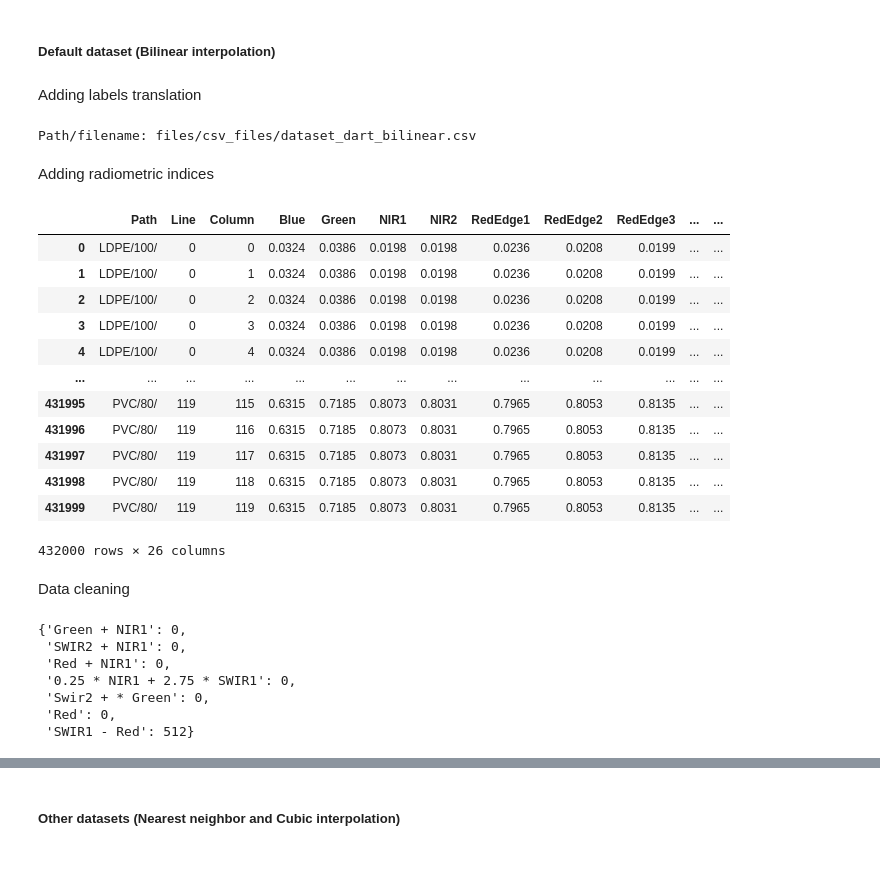
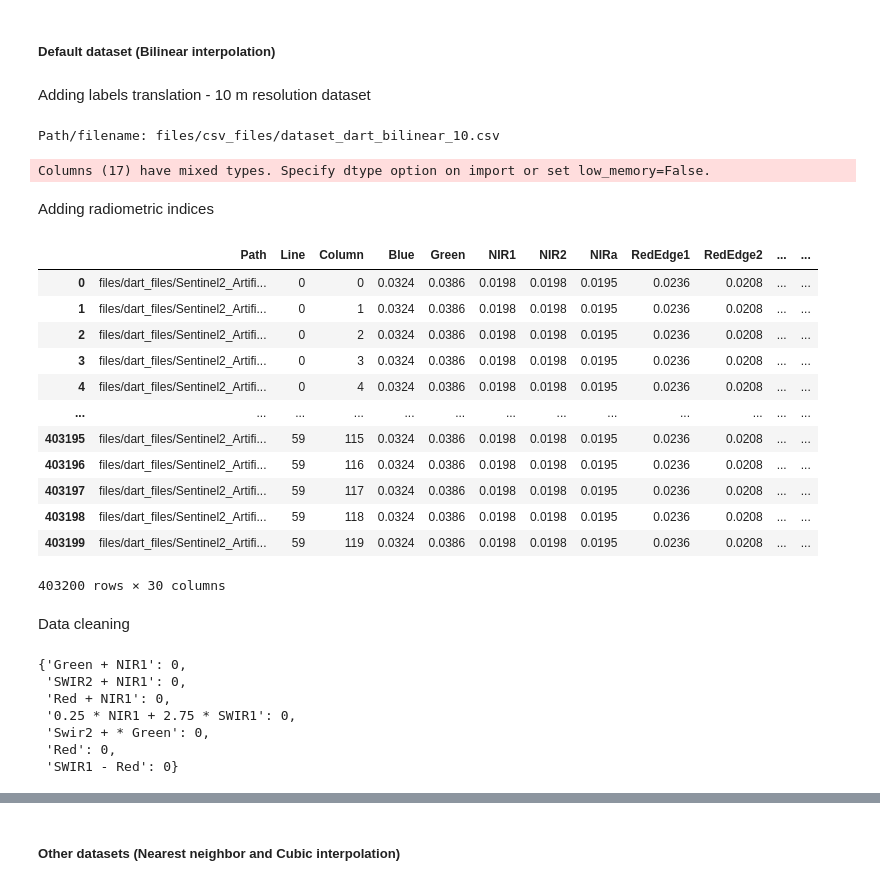
Before and after one commit to ufrgs-rescue/plastic_map, a Jupyter notebook: main.ipynb, the cells around one changed output, grey strips where cells are left out. Saved outputs shown, nothing was run; the diff lists cells and outputs as text; code cells hidden in the pictures.

```diff
--- a/main.ipynb
+++ b/main.ipynb
@@ -365,62 +356,63 @@ Path/filename for dart_cubic_20 dataset: files/csv_files/dataset_dart_cubic_20.c
 # %% [markdown]
 ##### Default dataset (Bilinear interpolation)
 # %% [markdown]
-Adding labels translation
+Adding labels translation - 10 m resolution dataset
 # %%
-dataset_dart = pd.read_csv(str(input("Path/filename: "))) #For example: files/csv_files/dataset_dart_bilinear.csv
-dataset_dart.drop('Unnamed: 0', axis=1, inplace=True)
+dataset_bilinear_10 = pd.read_csv(str(input("Path/filename: "))) #For example: files/csv_files/dataset_dart_bilinear_10.csv
+dataset_bilinear_10.drop('Unnamed: 0', axis=1, inplace=True)
 
 dart_label = []
-for i in range(len(dataset_dart)):
-    if dataset_dart.at[i, 'Label'] == 'Water':
+for i in range(len(dataset_bilinear_10)):
+    if dataset_bilinear_10.at[i, 'Label'] == 'Water':
         dart_label.append('Água')
-    elif dataset_dart.at[i, 'Label'] == 'Sand':
+    elif dataset_bilinear_10.at[i, 'Label'] == 'Sand':
         dart_label.append('Areia')
-    elif dataset_dart.at[i, 'Label'] == 'Plastic':
+    elif dataset_bilinear_10.at[i, 'Label'] == 'Plastic':
         dart_label.append('Plástico')
 
-dataset_dart['Classe'] = dart_label
+dataset_bilinear_10['Classe'] = dart_label
 # %% [output]
-Path/filename: files/csv_files/dataset_dart_bilinear.csv
+Path/filename: files/csv_files/dataset_dart_bilinear_10.csv
+Columns (17) have mixed types. Specify dtype option on import or set low_memory=False.
 # %% [markdown]
 Adding radiometric indices
 # %%
-dataset_dart['NDWI'] = (dataset_dart['Green'] - dataset_dart['NIR1']) / (dataset_dart['Green'] + dataset_dart['NIR1'])
-dataset_dart['WRI'] = (dataset_dart['Green'] + dataset_dart['Red']) / (dataset_dart['NIR1'] + dataset_dart['SWIR2'])
-dataset_dart['NDVI'] = (dataset_dart['NIR1'] - dataset_dart['Red']) / (dataset_dart['NIR1'] + dataset_dart['Red'])
-dataset_dart['AWEI'] = 4 * (dataset_dart['Green'] - dataset_dart['SWIR2']) - (0.25 * dataset_dart['NIR1'] + 2.75 * dataset_dart['SWIR1'])
-dataset_dart['MNDWI'] = (dataset_dart['Green'] - dataset_dart['SWIR2']) / (dataset_dart['Green'] + dataset_dart['SWIR2'])
-dataset_dart['SR'] = dataset_dart['NIR1'] / dataset_dart['Red']
-dataset_dart['PI'] = dataset_dart['NIR1'] / (dataset_dart['NIR1'] + dataset_dart['Red'])
-dataset_dart['RNDVI'] = (dataset_dart['Red'] - dataset_dart['NIR1']) / (dataset_dart['Red'] + dataset_dart['NIR1'])
-dataset_dart['FDI'] = dataset_dart['NIR1'] - (dataset_dart['RedEdge2'] + (dataset_dart['SWIR1'] - dataset_dart['RedEdge2']) * ((dataset_dart['NIR1'] - dataset_dart['Red']) / (dataset_dart['SWIR1'] - dataset_dart['Red'])) * 10)
+dataset_bilinear_10['NDWI'] = (dataset_bilinear_10['Green'] - dataset_bilinear_10['NIR1']) / (dataset_bilinear_10['Green'] + dataset_bilinear_10['NIR1'])
+dataset_bilinear_10['WRI'] = (dataset_bilinear_10['Green'] + dataset_bilinear_10['Red']) / (dataset_bilinear_10['NIR1'] + dataset_bilinear_10['SWIR2'])
+dataset_bilinear_10['NDVI'] = (dataset_bilinear_10['NIR1'] - dataset_bilinear_10['Red']) / (dataset_bilinear_10['NIR1'] + dataset_bilinear_10['Red'])
+dataset_bilinear_10['AWEI'] = 4 * (dataset_bilinear_10['Green'] - dataset_bilinear_10['SWIR2']) - (0.25 * dataset_bilinear_10['NIR1'] + 2.75 * dataset_bilinear_10['SWIR1'])
+dataset_bilinear_10['MNDWI'] = (dataset_bilinear_10['Green'] - dataset_bilinear_10['SWIR2']) / (dataset_bilinear_10['Green'] + dataset_bilinear_10['SWIR2'])
+dataset_bilinear_10['SR'] = dataset_bilinear_10['NIR1'] / dataset_bilinear_10['Red']
+dataset_bilinear_10['PI'] = dataset_bilinear_10['NIR1'] / (dataset_bilinear_10['NIR1'] + dataset_bilinear_10['Red'])
+dataset_bilinear_10['RNDVI'] = (dataset_bilinear_10['Red'] - dataset_bilinear_10['NIR1']) / (dataset_bilinear_10['Red'] + dataset_bilinear_10['NIR1'])
+dataset_bilinear_10['FDI'] = dataset_bilinear_10['NIR1'] - (dataset_bilinear_10['RedEdge2'] + (dataset_bilinear_10['SWIR1'] - dataset_bilinear_10['RedEdge2']) * ((dataset_bilinear_10['NIR1'] - dataset_bilinear_10['Red']) / (dataset_bilinear_10['SWIR1'] - dataset_bilinear_10['Red'])) * 10)
 
-dataset_dart
+dataset_bilinear_10
 # %% [output]
-|  | Path | Line | Column | Blue | Green | NIR1 | NIR2 | RedEdge1 | RedEdge2 | RedEdge3 | ... | ... |
-| 0 | LDPE/100/ | 0 | 0 | 0.0324 | 0.0386 | 0.0198 | 0.0198 | 0.0236 | 0.0208 | 0.0199 | ... | ... |
-| 1 | LDPE/100/ | 0 | 1 | 0.0324 | 0.0386 | 0.0198 | 0.0198 | 0.0236 | 0.0208 | 0.0199 | ... | ... |
-| 2 | LDPE/100/ | 0 | 2 | 0.0324 | 0.0386 | 0.0198 | 0.0198 | 0.0236 | 0.0208 | 0.0199 | ... | ... |
-| 3 | LDPE/100/ | 0 | 3 | 0.0324 | 0.0386 | 0.0198 | 0.0198 | 0.0236 | 0.0208 | 0.0199 | ... | ... |
-| 4 | LDPE/100/ | 0 | 4 | 0.0324 | 0.0386 | 0.0198 | 0.0198 | 0.0236 | 0.0208 | 0.0199 | ... | ... |
+|  | Path | Line | Column | Blue | Green | NIR1 | NIR2 | NIRa | RedEdge1 | RedEdge2 | ... | ... |
+| 0 | files/dart_files/Sentinel2_Artifi... | 0 | 0 | 0.0324 | 0.0386 | 0.0198 | 0.0198 | 0.0195 | 0.0236 | 0.0208 | ... | ... |
+| 1 | files/dart_files/Sentinel2_Artifi... | 0 | 1 | 0.0324 | 0.0386 | 0.0198 | 0.0198 | 0.0195 | 0.0236 | 0.0208 | ... | ... |
+| 2 | files/dart_files/Sentinel2_Artifi... | 0 | 2 | 0.0324 | 0.0386 | 0.0198 | 0.0198 | 0.0195 | 0.0236 | 0.0208 | ... | ... |
+| 3 | files/dart_files/Sentinel2_Artifi... | 0 | 3 | 0.0324 | 0.0386 | 0.0198 | 0.0198 | 0.0195 | 0.0236 | 0.0208 | ... | ... |
+| 4 | files/dart_files/Sentinel2_Artifi... | 0 | 4 | 0.0324 | 0.0386 | 0.0198 | 0.0198 | 0.0195 | 0.0236 | 0.0208 | ... | ... |
 | ... | ... | ... | ... | ... | ... | ... | ... | ... | ... | ... | ... | ... |
-| 431995 | PVC/80/ | 119 | 115 | 0.6315 | 0.7185 | 0.8073 | 0.8031 | 0.7965 | 0.8053 | 0.8135 | ... | ... |
-| 431996 | PVC/80/ | 119 | 116 | 0.6315 | 0.7185 | 0.8073 | 0.8031 | 0.7965 | 0.8053 | 0.8135 | ... | ... |
-| 431997 | PVC/80/ | 119 | 117 | 0.6315 | 0.7185 | 0.8073 | 0.8031 | 0.7965 | 0.8053 | 0.8135 | ... | ... |
-| 431998 | PVC/80/ | 119 | 118 | 0.6315 | 0.7185 | 0.8073 | 0.8031 | 0.7965 | 0.8053 | 0.8135 | ... | ... |
-| 431999 | PVC/80/ | 119 | 119 | 0.6315 | 0.7185 | 0.8073 | 0.8031 | 0.7965 | 0.8053 | 0.8135 | ... | ... |
+| 403195 | files/dart_files/Sentinel2_Artifi... | 59 | 115 | 0.0324 | 0.0386 | 0.0198 | 0.0198 | 0.0195 | 0.0236 | 0.0208 | ... | ... |
+| 403196 | files/dart_files/Sentinel2_Artifi... | 59 | 116 | 0.0324 | 0.0386 | 0.0198 | 0.0198 | 0.0195 | 0.0236 | 0.0208 | ... | ... |
+| 403197 | files/dart_files/Sentinel2_Artifi... | 59 | 117 | 0.0324 | 0.0386 | 0.0198 | 0.0198 | 0.0195 | 0.0236 | 0.0208 | ... | ... |
+| 403198 | files/dart_files/Sentinel2_Artifi... | 59 | 118 | 0.0324 | 0.0386 | 0.0198 | 0.0198 | 0.0195 | 0.0236 | 0.0208 | ... | ... |
+| 403199 | files/dart_files/Sentinel2_Artifi... | 59 | 119 | 0.0324 | 0.0386 | 0.0198 | 0.0198 | 0.0195 | 0.0236 | 0.0208 | ... | ... |
-432000 rows × 26 columns
+403200 rows × 30 columns
 # %% [markdown]
 Data cleaning
 # %%
 dividers_dart = dict()
-dividers_dart.update({"Green + NIR1": dataset_dart['Green'] + dataset_dart['NIR1']})
-dividers_dart.update({"SWIR2 + NIR1": dataset_dart['NIR1'] + dataset_dart['SWIR2']})
-dividers_dart.update({"Red + NIR1": dataset_dart['NIR1'] + dataset_dart['Red']})
-dividers_dart.update({"0.25 * NIR1 + 2.75 * SWIR1": 0.25 * dataset_dart['NIR1'] + 2.75 * dataset_dart['SWIR1']})
-dividers_dart.update({"Swir2 + * Green": dataset_dart['Green'] + dataset_dart['SWIR2']})
-dividers_dart.update({"Red": dataset_dart['Red']})
-dividers_dart.update({"SWIR1 - Red": dataset_dart['SWIR1'] - dataset_dart['Red']})
+dividers_dart.update({"Green + NIR1": dataset_bilinear_10['Green'] + dataset_bilinear_10['NIR1']})
+dividers_dart.update({"SWIR2 + NIR1": dataset_bilinear_10['NIR1'] + dataset_bilinear_10['SWIR2']})
+dividers_dart.update({"Red + NIR1": dataset_bilinear_10['NIR1'] + dataset_bilinear_10['Red']})
+dividers_dart.update({"0.25 * NIR1 + 2.75 * SWIR1": 0.25 * dataset_bilinear_10['NIR1'] + 2.75 * dataset_bilinear_10['SWIR1']})
+dividers_dart.update({"Swir2 + * Green": dataset_bilinear_10['Green'] + dataset_bilinear_10['SWIR2']})
+dividers_dart.update({"Red": dataset_bilinear_10['Red']})
+dividers_dart.update({"SWIR1 - Red": dataset_bilinear_10['SWIR1'] - dataset_bilinear_10['Red']})
 
 zeros_dart = dict()
 
@@ -438,4 +430,4 @@ zeros_dart
  '0.25 * NIR1 + 2.75 * SWIR1': 0,
  'Swir2 + * Green': 0,
  'Red': 0,
- 'SWIR1 - Red': 512}
+ 'SWIR1 - Red': 0}
```
Also changed, not shown: parts of 56 cells of this notebook.
